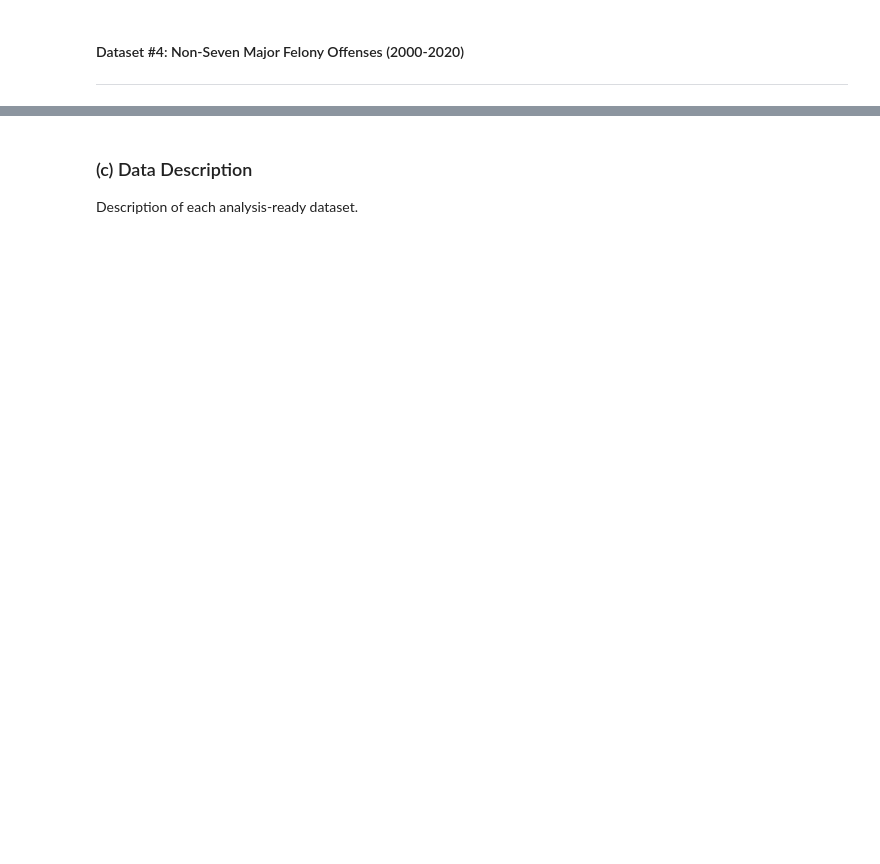
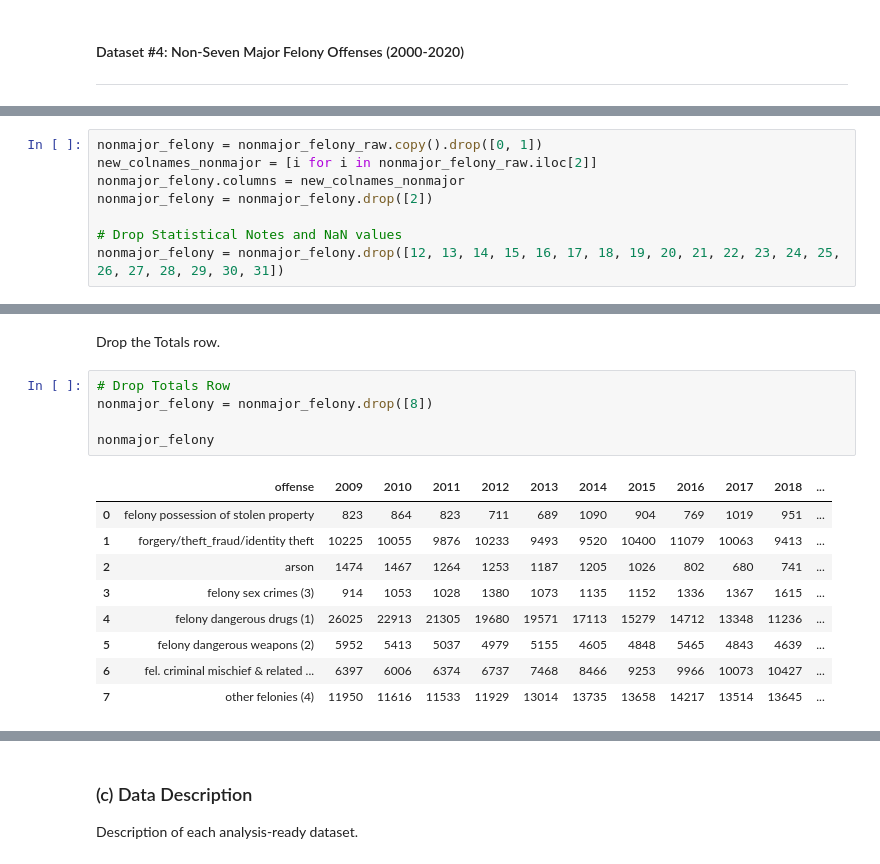
Before and after one commit to leajv123/Data-Science-Project-2950-, a Jupyter notebook: dataSciFinalProjectFINAL.ipynb, the cells around one changed output, grey strips where cells are left out. Cells and saved outputs as stored; diff of their text form; blank space fills up the shorter version.

```diff
--- a/dataSciFinalProjectFINAL.ipynb
+++ b/dataSciFinalProjectFINAL.ipynb
@@ -178,0 +236,8 @@ The final step is the export the analysis-ready data:
+# %%
+nonmajor_felony = nonmajor_felony_raw.copy().drop([0, 1])
+new_colnames_nonmajor = [i for i in nonmajor_felony_raw.iloc[2]]
+nonmajor_felony.columns = new_colnames_nonmajor
+nonmajor_felony = nonmajor_felony.drop([2])
+
+# Drop Statistical Notes and NaN values
+nonmajor_felony = nonmajor_felony.drop([12, 13, 14, 15, 16, 17, 18, 19, 20, 21, 22, 23, 24, 25, 26, 27, 28, 29, 30, 31])
@@ -178,0 +274,17 @@ The final step is the export the analysis-ready data:
+# %% [markdown]
+Drop the Totals row.
+# %%
+# Drop Totals Row
+nonmajor_felony = nonmajor_felony.drop([8])
+
+nonmajor_felony
+# %% [output]
+|  | offense | 2009 | 2010 | 2011 | 2012 | 2013 | 2014 | 2015 | 2016 | 2017 | 2018 | ... |
+| 0 | felony possession of stolen property | 823 | 864 | 823 | 711 | 689 | 1090 | 904 | 769 | 1019 | 951 | ... |
+| 1 | forgery/theft_fraud/identity theft | 10225 | 10055 | 9876 | 10233 | 9493 | 9520 | 10400 | 11079 | 10063 | 9413 | ... |
+| 2 | arson | 1474 | 1467 | 1264 | 1253 | 1187 | 1205 | 1026 | 802 | 680 | 741 | ... |
+| 3 | felony sex crimes (3) | 914 | 1053 | 1028 | 1380 | 1073 | 1135 | 1152 | 1336 | 1367 | 1615 | ... |
+| 4 | felony dangerous drugs (1) | 26025 | 22913 | 21305 | 19680 | 19571 | 17113 | 15279 | 14712 | 13348 | 11236 | ... |
+| 5 | felony dangerous weapons (2) | 5952 | 5413 | 5037 | 4979 | 5155 | 4605 | 4848 | 5465 | 4843 | 4639 | ... |
+| 6 | fel. criminal mischief & related ... | 6397 | 6006 | 6374 | 6737 | 7468 | 8466 | 9253 | 9966 | 10073 | 10427 | ... |
+| 7 | other felonies (4) | 11950 | 11616 | 11533 | 11929 | 13014 | 13735 | 13658 | 14217 | 13514 | 13645 | ... |
```
Also changed, not shown: parts of 23 cells of this notebook, 6 other files.
